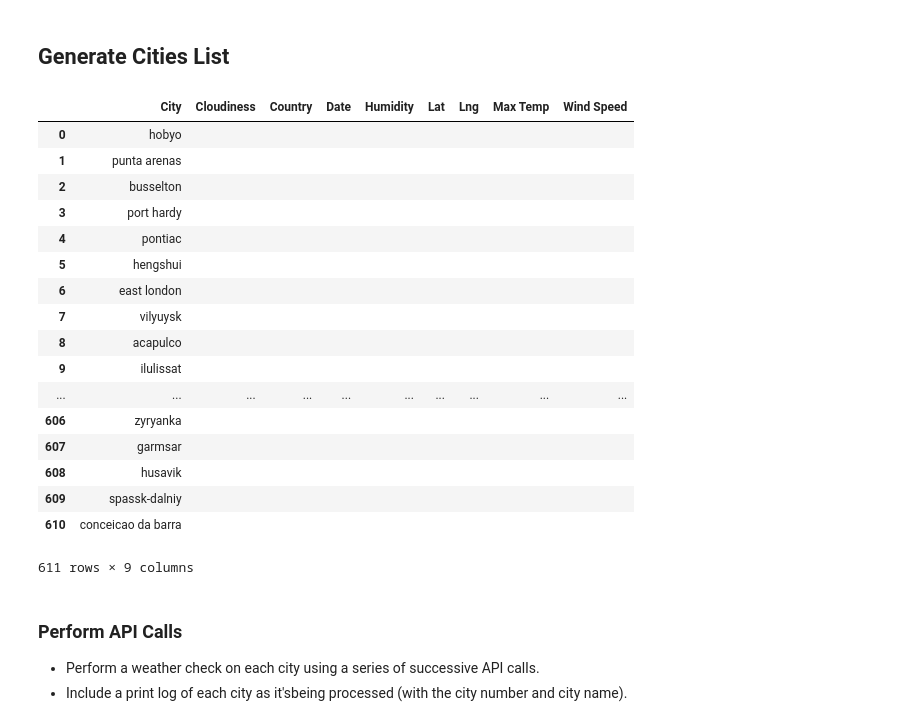
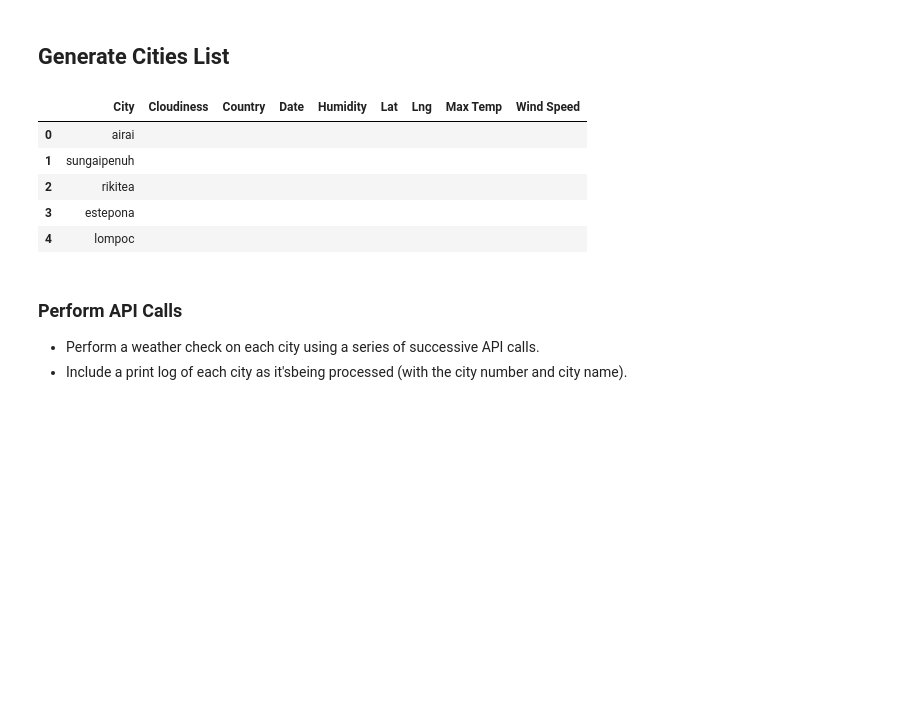
Before and after one commit to zaiddafer/HW6, a Jupyter notebook: WeatherPy.ipynb, the cells around one changed output. Cells and saved outputs as stored; diff of their text form; code cells hidden in the pictures; blank space fills up the shorter version.

```diff
--- a/WeatherPy.ipynb
+++ b/WeatherPy.ipynb
@@ -36,54 +36,43 @@ lng_range = (-180, 180)
 # %%
 # List for holding lat_lngs and cities
 lat_lngs = []
 cities = []
 
 # Create a set of random lat and lng combinations
 lats = np.random.uniform(low=-90.000, high=90.000, size=1500)
 lngs = np.random.uniform(low=-180.000, high=180.000, size=1500)
 lat_lngs = zip(lats, lngs)
 
 # Identify nearest city for each lat, lng combination
 for lat_lng in lat_lngs:
     city = citipy.nearest_city(lat_lng[0], lat_lng[1]).city_name
 
     # If the city is unique, then add it to a our cities list
     if city not in cities:
         cities.append(city)
 
 # Print the city count to confirm sufficient count
 len(cities)
-df_cities= pd.DataFrame(cities)
-df_cities
-# df_cities=['Cloudiness']==""
+cities_df= pd.DataFrame(cities)
+cities_df
 cities_df['Cloudiness'] = ""
 cities_df['Country'] = ""
 cities_df['Date'] = ""
 cities_df['Humidity'] = ""
 cities_df['Lat'] = ""
 cities_df['Lng'] = ""
 cities_df['Max Temp'] = ""
 cities_df['Wind Speed'] = ""
-cities_df
+#cities_df.rename['0']= "City"
+cities_df=cities_df.rename({0:'City'},axis=1)
+cities_df.head()
 # %% [output]
 |  | City | Cloudiness | Country | Date | Humidity | Lat | Lng | Max Temp | Wind Speed |
-| 0 | hobyo |  |  |  |  |  |  |  |  |
-| 1 | punta arenas |  |  |  |  |  |  |  |  |
-| 2 | busselton |  |  |  |  |  |  |  |  |
-| 3 | port hardy |  |  |  |  |  |  |  |  |
-| 4 | pontiac |  |  |  |  |  |  |  |  |
-| 5 | hengshui |  |  |  |  |  |  |  |  |
-| 6 | east london |  |  |  |  |  |  |  |  |
-| 7 | vilyuysk |  |  |  |  |  |  |  |  |
-| 8 | acapulco |  |  |  |  |  |  |  |  |
-| 9 | ilulissat |  |  |  |  |  |  |  |  |
-| ... | ... | ... | ... | ... | ... | ... | ... | ... | ... |
-| 606 | zyryanka |  |  |  |  |  |  |  |  |
-| 607 | garmsar |  |  |  |  |  |  |  |  |
-| 608 | husavik |  |  |  |  |  |  |  |  |
-| 609 | spassk-dalniy |  |  |  |  |  |  |  |  |
-| 610 | conceicao da barra |  |  |  |  |  |  |  |  |
+| 0 | airai |  |  |  |  |  |  |  |  |
+| 1 | sungaipenuh |  |  |  |  |  |  |  |  |
+| 2 | rikitea |  |  |  |  |  |  |  |  |
+| 3 | estepona |  |  |  |  |  |  |  |  |
+| 4 | lompoc |  |  |  |  |  |  |  |  |
-611 rows × 9 columns
 # %% [markdown]
 ### Perform API Calls
 * Perform a weather check on each city using a series of successive API calls.
```
Also changed, not shown: parts of 10 cells of this notebook.
